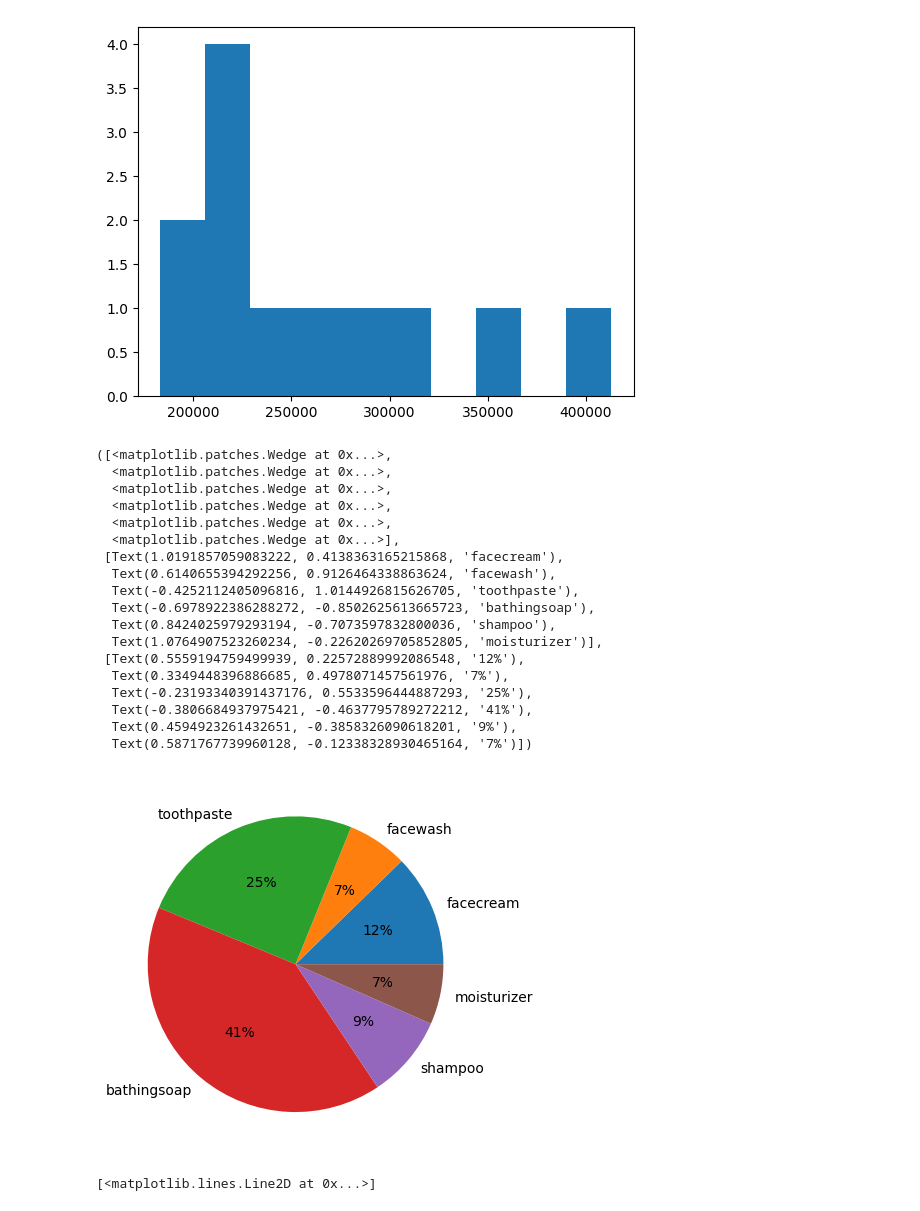
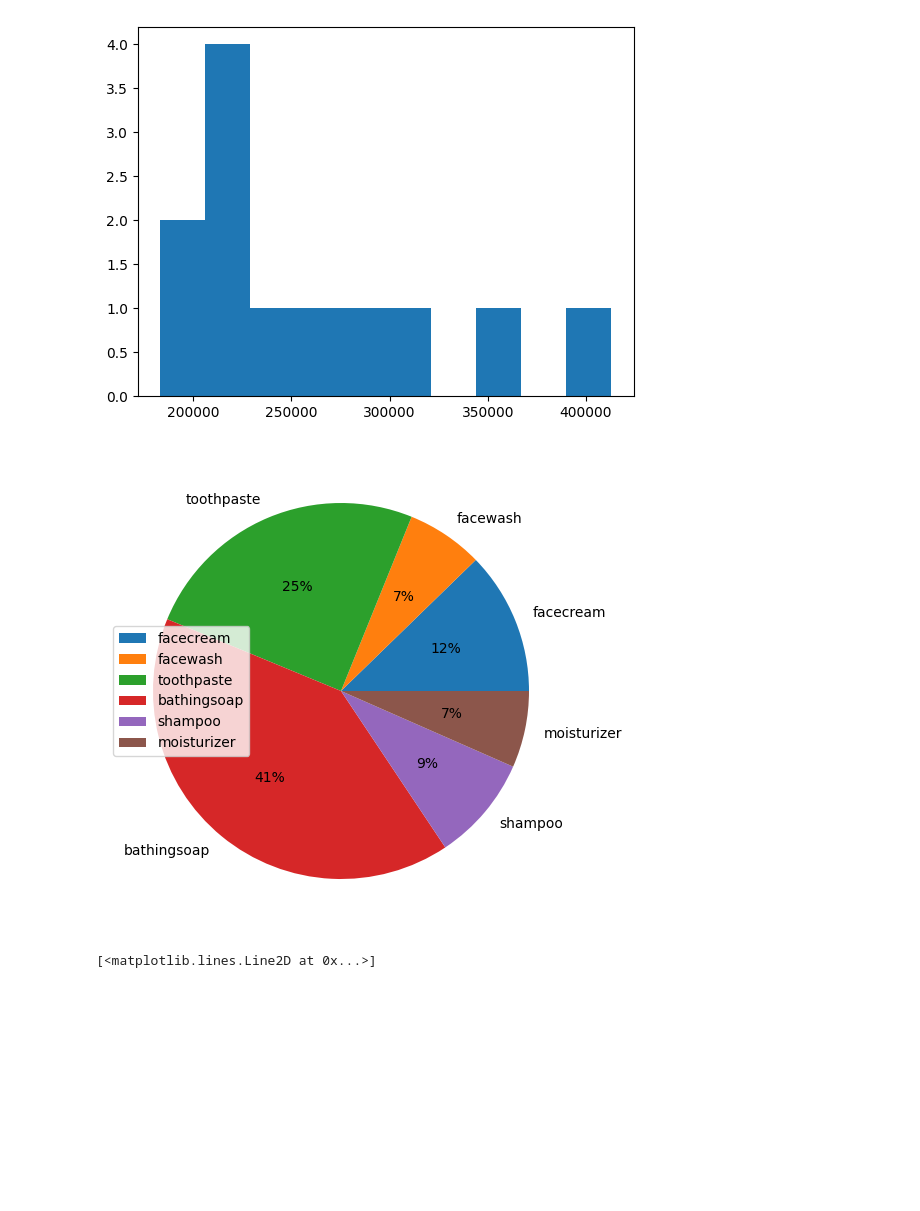
Before and after one commit to JoeVA2020/DS_OCT_ML, a Jupyter notebook: Mathplot/company_sales.ipynb, the cells around one changed output. Cells and saved outputs as stored; diff of their text form; code cells hidden in the pictures; blank space fills up the shorter version.

```diff
--- a/Mathplot/company_sales.ipynb
+++ b/Mathplot/company_sales.ipynb
@@ -73,29 +80,14 @@ plt.hist(df['total_profit'])
 [figure]
 # %%
 #Q7
+plt.figure(figsize=(20,5))
 x=df.drop(columns=['month_number','total_units','total_profit']).sum()
 lab=['facecream','facewash','toothpaste','bathingsoap','shampoo','moisturizer']
 plt.pie(x,labels=lab,autopct='%1.0f%%')
+plt.legend(loc='center left',labels=lab)
+plt.tight_layout()
 # %% [output]
-([<matplotlib.patches.Wedge at 0x...>,
-  <matplotlib.patches.Wedge at 0x...>,
-  <matplotlib.patches.Wedge at 0x...>,
-  <matplotlib.patches.Wedge at 0x...>,
-  <matplotlib.patches.Wedge at 0x...>,
-  <matplotlib.patches.Wedge at 0x...>],
- [Text(1.0191857059083222, 0.4138363165215868, 'facecream'),
-  Text(0.6140655394292256, 0.9126464338863624, 'facewash'),
-  Text(-0.4252112405096816, 1.0144926815626705, 'toothpaste'),
-  Text(-0.6978922386288272, -0.8502625613665723, 'bathingsoap'),
-  Text(0.8424025979293194, -0.7073597832800036, 'shampoo'),
-  Text(1.0764907523260234, -0.22620269705852805, 'moisturizer')],
- [Text(0.5559194759499939, 0.22572889992086548, '12%'),
-  Text(0.3349448396886685, 0.4978071457561976, '7%'),
-  Text(-0.23193340391437176, 0.5533596444887293, '25%'),
-  Text(-0.3806684937975421, -0.4637795789272212, '41%'),
-  Text(0.4594923261432651, -0.3858326090618201, '9%'),
-  Text(0.5871767739960128, -0.12338328930465164, '7%')])
-[figure, old version]
+[figure, new version]
 # %%
 #Q8
 plt.subplot(2,1,1)
```
Also changed, not shown: parts of 3 cells of this notebook, 1 other file.
